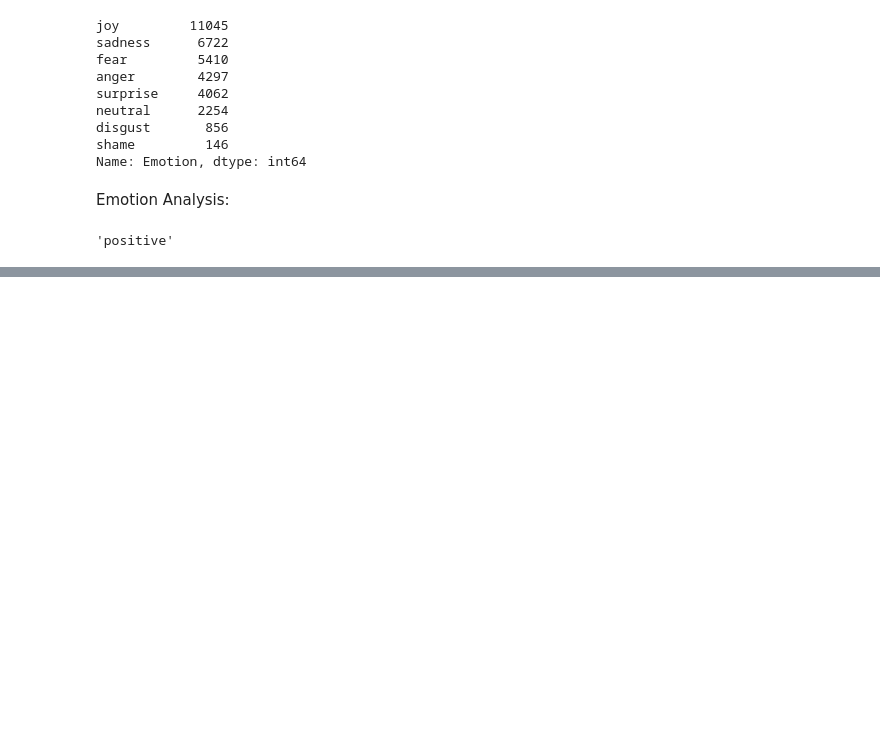
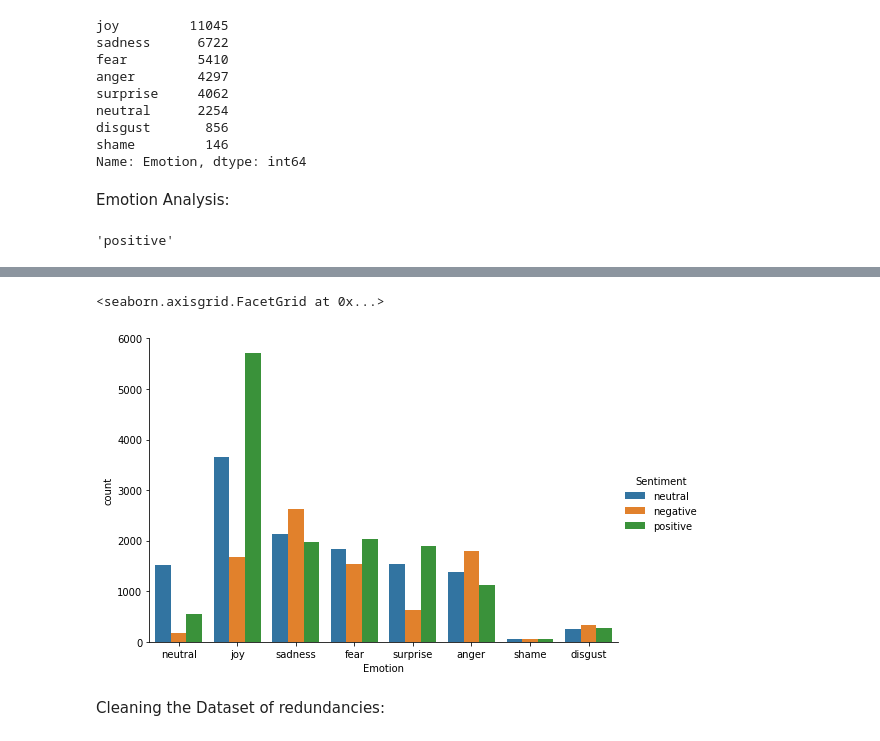
Before and after one commit to divyamgautam/keyntrospect, a Jupyter notebook: EmotionSensingAI.ipynb, the cells around one changed output, grey strips where cells are left out. Cells and saved outputs as stored; diff of their text form; code cells hidden in the pictures; blank space fills up the shorter version.

```diff
--- a/EmotionSensingAI.ipynb
+++ b/EmotionSensingAI.ipynb
@@ -63,0 +58,7 @@ dtype: int64
+# %%
+sb.catplot(x='Emotion', hue='Sentiment', data=df, aspect = 1.5, kind = 'count')
+# %% [output]
+<seaborn.axisgrid.FacetGrid at 0x...>
+[figure, added]
+# %% [markdown]
+Cleaning the Dataset of redundancies:
```
Also changed, not shown: parts of 31 cells of this notebook.
